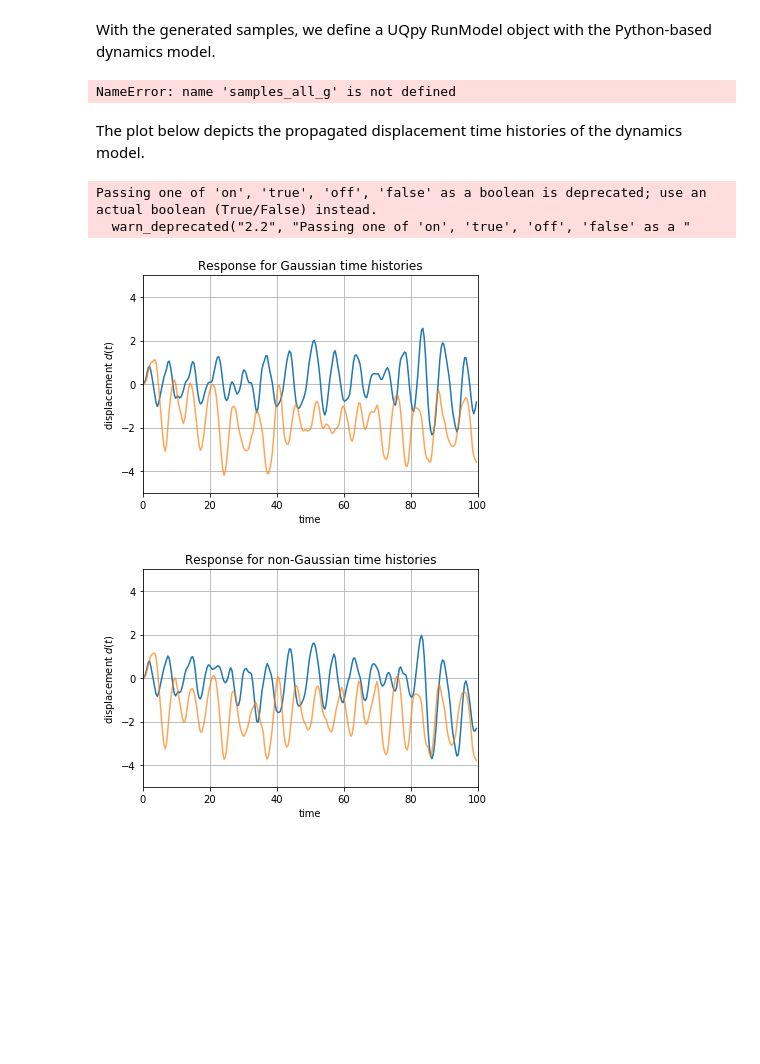
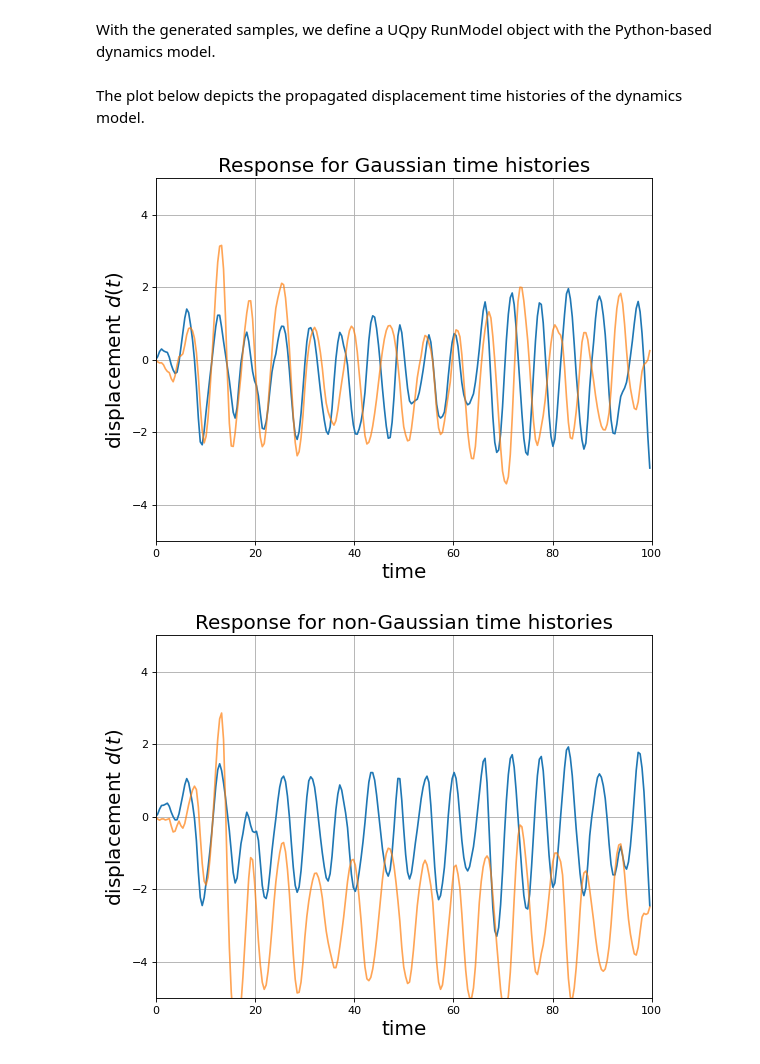
Before and after one commit to SURGroup/UQpy_paper, a Jupyter notebook: StochasticProcess/Propagation.ipynb, the cells around one changed output. Saved outputs shown, nothing was run; the diff lists cells and outputs as text; code cells hidden in the pictures; blank space fills up the shorter version.

```diff
--- a/StochasticProcess/Propagation.ipynb
+++ b/StochasticProcess/Propagation.ipynb
@@ -33,9 +33,12 @@ from UQpy.StochasticProcess import Translation
 from UQpy.Distributions import Lognormal
 
 dist_object = Lognormal(0.5, 0, np.exp(0.5))
+samples_g = samples_g.flatten()[:, np.newaxis]
 Translate_object = Translation(dist_object=dist_object, time_duration=dt, frequency_interval=dw, number_time_intervals=nt, number_frequency_intervals=nw, power_spectrum_gaussian=S, samples_gaussian=samples_g)
-samples_ng = Translate_object.samples_ng
+samples_ng = Translate_object.samples_non_gaussian
 samples_ng = samples_ng - np.mean(samples_ng)
+samples_ng = samples_ng.reshape([10, 1, 256])
+samples_g = samples_g.reshape([10, 1, 256])
 # %% [markdown]
 The second source of uncertainty arises from the model parameters.
 # %%
@@ -44,3 +47,4 @@ mean_params = [1.0, 2.5, 0.9, 3.]
 scale_params = [2. * 0.1 * m for m in mean_params]
 d_params = JointInd(marginals=[Uniform(loc=m-s/2, scale=s) for m, s in zip(mean_params, scale_params)])
 samples_params = d_params.rvs(nsamples=10)
+samples_params = samples_params.reshape([10, 1, 4])
@@ -65,43 +53,50 @@ samples_all_ng = [[p, e] for p, e in zip(samples_params, samples_ng)]
+# %%
+samples_all_g = []
+samples_all_ng = []
+
+for i in range(10):
+    samples_all_g.append([samples_params[i, 0], samples_g[i, 0]])
+    samples_all_ng.append([samples_params[i, 0], samples_ng[i, 0]])
 # %% [markdown]
 With the generated samples, we define a UQpy RunModel object with the Python-based dynamics model.
 # %%
 from UQpy.RunModel import RunModel
 
+# dyn_model_g = RunModel(samples=samples_all_g, model_script='utils_dynamics.py', model_object_name='sdof_boucwen_2',
+#                        ntasks=1, time_vec=t, vec=False, var_names=['params', 'input_exc'])
 dyn_model_g = RunModel(samples=samples_all_g, model_script='utils_dynamics.py', model_object_name='sdof_boucwen_2',
-                       ntasks=1, time_vec=t, vec=False, var_names=['params', 'input_exc'])
+                       ntasks=1, time_vec=t, vec=False)
 qoi_g = np.array(dyn_model_g.qoi_list)
 
 dyn_model_ng = RunModel(samples=samples_all_ng, model_script='utils_dynamics.py', vec=False,
-                        model_object_name='sdof_boucwen_2', ntasks=1, time_vec=t, var_names=['params', 'input_exc'])
+                        model_object_name='sdof_boucwen_2', ntasks=1, time_vec=t)
 qoi_ng = np.array(dyn_model_ng.qoi_list)
-# %% [output]
-NameError: name 'samples_all_g' is not defined
 # %% [markdown]
 The plot below depicts the propagated displacement time histories of the dynamics model.
 # %%
-fig1 = plt.figure()
+fig1 = plt.figure(num=None, figsize=(8, 6), dpi=80, facecolor='w', edgecolor='k')
 for j in range(2):
     plt.plot(t, qoi_g[j], alpha=1.-j*0.3)
 plt.xlim(0, 100)
 plt.ylim(-5, 5)
-plt.xlabel('time')
-plt.ylabel('displacement $d(t)$')
+plt.xlabel('time', FontSize=18)
+plt.ylabel('displacement $d(t)$', FontSize=18)
 plt.grid('on', which='both')
-plt.title('Response for Gaussian time histories')
+plt.title('Response for Gaussian time histories', FontSize=18)
+plt.savefig('response_gaussian.pdf')
 plt.show()
 
-fig2 = plt.figure()
+fig2 = plt.figure(num=None, figsize=(8, 6), dpi=80, facecolor='w', edgecolor='k')
 for j in range(2):
     plt.plot(t, qoi_ng[j], alpha=1.-j*0.3)
 plt.xlim(0, 100)
 plt.ylim(-5, 5)
-plt.xlabel('time')
-plt.ylabel('displacement $d(t)$')
+plt.xlabel('time', FontSize=18)
+plt.ylabel('displacement $d(t)$', FontSize=18)
 plt.grid('on', which='both')
-plt.title('Response for non-Gaussian time histories')
+plt.title('Response for non-Gaussian time histories', FontSize=18)
+plt.savefig('response_lognormal.pdf')
 plt.show()
 # %% [output]
-Passing one of 'on', 'true', 'off', 'false' as a boolean is deprecated; use an actual boolean (True/False) instead.
-  warn_deprecated("2.2", "Passing one of 'on', 'true', 'off', 'false' as a "
-[figure, old version]
+[figure, new version]
-[figure, old version]
+[figure, new version]
```
Also changed, not shown: parts of 3 cells of this notebook.
